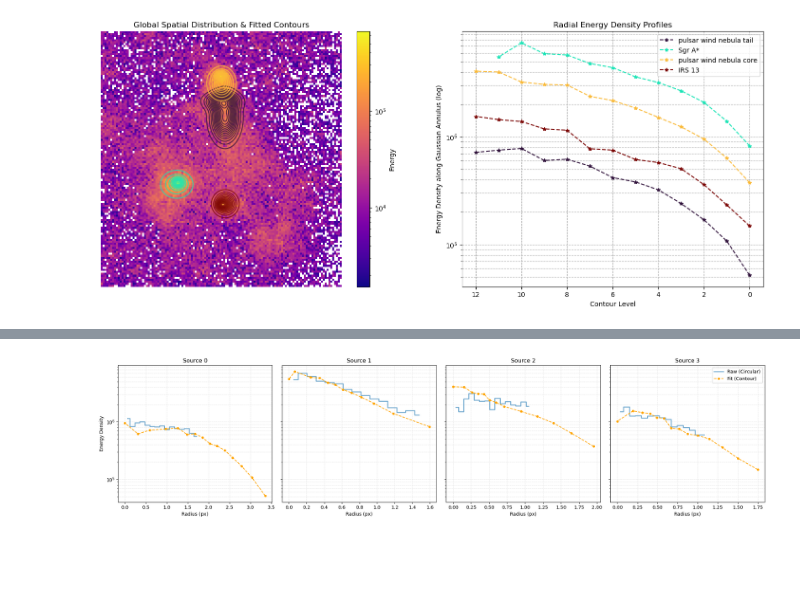
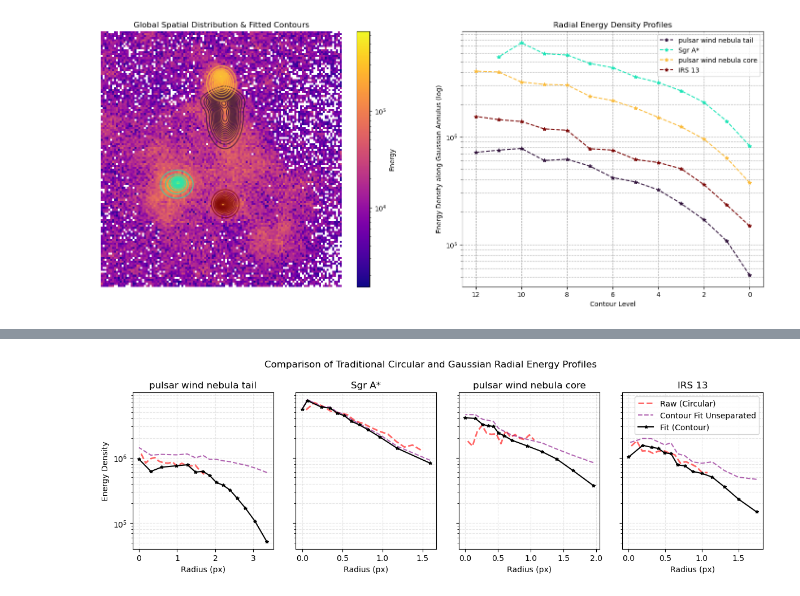
Before and after one commit to star-skelly/dogs_source_separation, a Jupyter notebook: scientific_analysis.ipynb, the cells around one changed output, grey strips where cells are left out. Drawn from its saved outputs; the diff is of its cells as text; code cells hidden in the pictures; blank space fills up the shorter version.

Commit message:
visualizations

```diff
--- a/scientific_analysis.ipynb
+++ b/scientific_analysis.ipynb
@@ -153,7 +153,7 @@ def area_of_contour_ring(contour_collection, lvl: int):
     prev_area = area_of_contour(contour_collection, lvl - 1)
     return np.abs(current - prev_area)
 
-def energy_of_contour(contour_collection, data, lvl: int):
+def energy_of_contour(contour_collection, data, lvl: int, separated=True):
     try:
         vert = contour_collection.get_paths()[lvl].vertices
     except:
@@ -162,17 +162,20 @@ def energy_of_contour(contour_collection, data, lvl: int):
     contour_path = Path(vert)
     points = data[['x', 'y']].values
     mask = contour_path.contains_points(points)
-    total_energy = (data.loc[mask, 'energy'] * data.loc[mask, 'weight']).sum()
+    if separated:
+        total_energy = (data.loc[mask, 'energy'] * data.loc[mask, 'weight']).sum()
+    else:
+        total_energy = data.loc[mask, 'energy'].sum()
     return total_energy
 
-def energy_of_contour_ring(contour_collection, data, lvl: int):
-    current = energy_of_contour(contour_collection, data, lvl)
+def energy_of_contour_ring(contour_collection, data, lvl: int, separated=True):
+    current = energy_of_contour(contour_collection, data, lvl, separated)
     if lvl == 0:
         return current
-    return np.abs(current - energy_of_contour(contour_collection, data, lvl - 1))
+    return np.abs(current - energy_of_contour(contour_collection, data, lvl - 1, separated))
 
-def energy_density_ring(contour_collection, data, lvl: int):
-    return energy_of_contour_ring(contour_collection, data, lvl) / area_of_contour_ring(contour_collection, lvl)
+def energy_density_ring(contour_collection, data, lvl: int, separated=True):
+    return energy_of_contour_ring(contour_collection, data, lvl, separated) / area_of_contour_ring(contour_collection, lvl)
 # %%
 fig, (ax1, ax2) = plt.subplots(1, 2, figsize=(18, 7))
 h2d = ax1.hist2d(subset['x'], subset['y'], bins=(BINX, BINY),
@@ -261,7 +242,8 @@ def plot_all_profiles(split_sources, contours, centers, std_devs, num_bins=15):
     Creates a 4-panel subplot comparing Contour vs. Circular radial profiles.
     """
     num_sources = min(len(split_sources), 4)
-    fig, axes = plt.subplots(1, 4, figsize=(20, 5), sharey=True)
+    fig, axes = plt.subplots(1, 4, figsize=(12, 4), sharey=True)
+    fig.suptitle("Comparison of Traditional Circular and Gaussian Radial Energy Profiles ")
 
     # If there's only 1 source, axes won't be an array, so we wrap it
     if num_sources == 1:
@@ -272,6 +254,7 @@ def plot_all_profiles(split_sources, contours, centers, std_devs, num_bins=15):
         table = split_sources[i]
         cont_coll = contours[i]
         center = centers[i]
+
         # std_devs[i] is usually [sig_x, sig_y, theta]
         sig_max = max(std_devs[i][0], std_devs[i][1])
 
@@ -294,35 +277,40 @@ def plot_all_profiles(split_sources, contours, centers, std_devs, num_bins=15):
         # Skip lvl 0 and 1 to avoid the "total disk" artifact
         lvls = range(2, len(cont_coll.get_paths()))
         cont_radii = []
         cont_densities = []
+        cont_unsep_densities = []
 
         for l in lvls:
             a_ring = area_of_contour_ring(cont_coll, l)
             e_ring = energy_of_contour_ring(cont_coll, table, l)
+            e_ring_unseparated = energy_of_contour_ring(cont_coll, subset, l, separated=False)
 
             total_area = area_of_contour(cont_coll, l)
             r_eq = np.sqrt(total_area / np.pi)
 
             cont_radii.append(r_eq)
             cont_densities.append(e_ring / a_ring)
+            cont_unsep_densities.append(e_ring_unseparated / a_ring)
 
-        ax.step(bin_centers, circ_densities, where='mid', label='Raw (Circular)', alpha=0.6, lw=2)
-        ax.plot(cont_radii, cont_densities, 'o--', color='orange', label='Fit (Contour)', markersize=4)
 
-        ax.set_title(f"Source {i}")
+        ax.plot(bin_centers, circ_densities, label='Raw (Circular)', alpha=0.6, lw=2, color='red', linestyle='dashed')
+        ax.plot(cont_radii, cont_unsep_densities, color='purple', label=f'Contour Fit Unseparated', linestyle='dashed', alpha=0.6)
+        ax.plot(cont_radii, cont_densities, '*-', color='black', label='Fit (Contour)', markersize=4)
+
+        ax.set_title(f"{objs[i]}")
         ax.set_xlabel("Radius (px)")
         if i == 0:
             ax.set_ylabel("Energy Density")
 
         ax.set_yscale('log')
         ax.grid(True, which='both', linestyle='--', alpha=0.3)
         if i == num_sources - 1:
             ax.legend()
 
     plt.tight_layout()
-    plt.savefig('profile_comparison.png')
+    plt.savefig('output/profile_comparison.png')
 
 # To run:
 plot_all_profiles(split_sources, contours, centers, std_dev)
 # %% [output]
-[figure, old version]
+[figure, new version]
```
Also changed, not shown: parts of 3 cells of this notebook, 2 other files.
